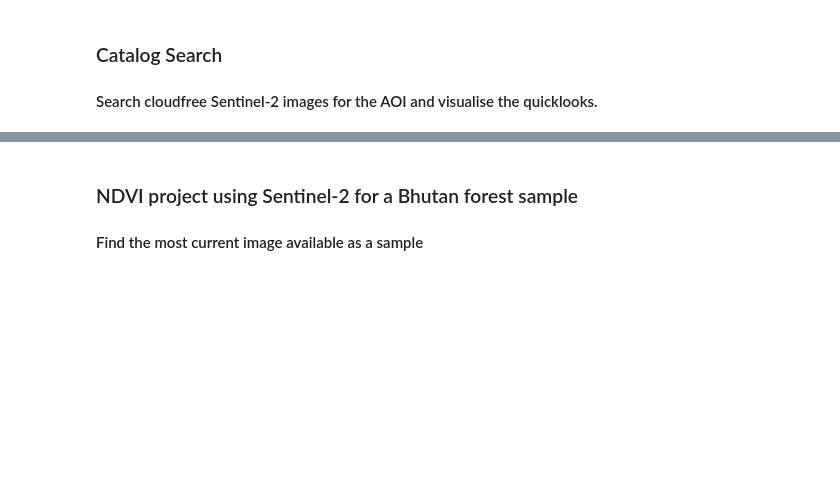
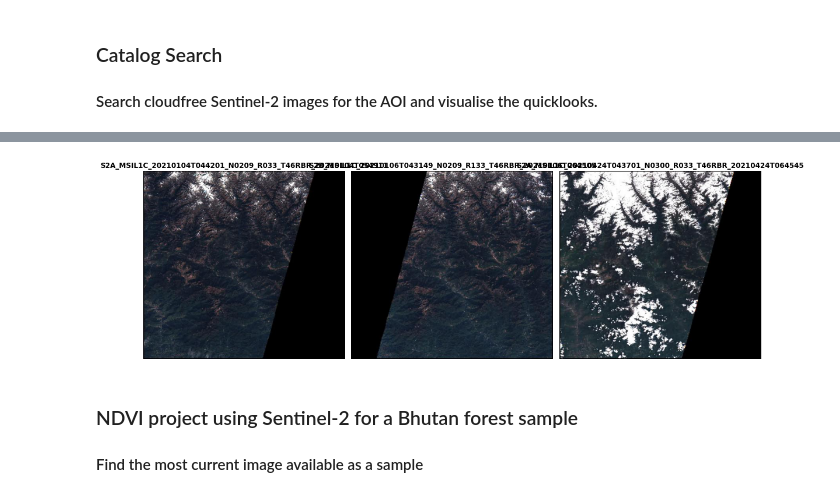
Before and after one commit to diegoalarc/Challenge_up42, a Jupyter notebook: Up42_Challenge_Sentinel_2.ipynb, the cells around one changed output, grey strips where cells are left out. Drawn from its saved outputs; the diff is of its cells as text; code cells hidden in the pictures; blank space fills up the shorter version.

```diff
--- a/Up42_Challenge_Sentinel_2.ipynb
+++ b/Up42_Challenge_Sentinel_2.ipynb
@@ -67,23 +66,24 @@ aoi = up42.read_vector_file('AOI_Bhutan_Forest.geojson', as_dataframe=False)
 # Search the area via catalog search
 # Warning!! This function is deprecated
 
-#catalog = up42.initialize_catalog()
+catalog = up42.initialize_catalog()
 
-#search_parameters = catalog.construct_parameters(geometry=aoi,
-#                                                 start_date="2021-01-01",
-#                                                 end_date="2021-05-31",
-#                                                 sensors=["sentinel2"],
-#                                                 max_cloudcover=10,
-#                                                 sortby='cloudCoverage')
+search_parameters = catalog.construct_parameters(geometry=aoi,
+                                                 start_date="2021-01-01",
+                                                 end_date="2021-05-31",
+                                                 sensors=["sentinel2"],
+                                                 max_cloudcover=10,
+                                                 sortby='cloudCoverage')
 
-#search_results = catalog.search(search_parameters=search_parameters)
-#display(search_results.head())
+search_results = catalog.search(search_parameters=search_parameters)
+display(search_results.head())
 
-#catalog.download_quicklooks(image_ids=search_results.id.to_list(),
-#                            sensor="sentinel2",
-#                            output_directory=quicklook_dir)
+catalog.download_quicklooks(image_ids=search_results.id.to_list(),
+                            sensor="sentinel2",
+                            output_directory=quicklook_dir)
 
-#catalog.plot_quicklooks(figsize=(15,5), titles=search_results.sceneId.to_list())
+catalog.plot_quicklooks(figsize=(15,5), titles=search_results.sceneId.to_list())
 
 # Select least cloud scene for further workflow
-#aoi["sceneId"] = search_results.sceneId.to_list()[0]
+aoi["sceneId"] = search_results.sceneId.to_list()[0]
+# %% [output]
@@ -90,3 +98,4 @@ aoi = up42.read_vector_file('AOI_Bhutan_Forest.geojson', as_dataframe=False)
+[figure, added]
 # %% [markdown]
 ### NDVI project using Sentinel-2 for a Bhutan forest sample
 #### Find the most current image available as a sample
```
Also changed, not shown: parts of 16 cells of this notebook, 4 other files.
